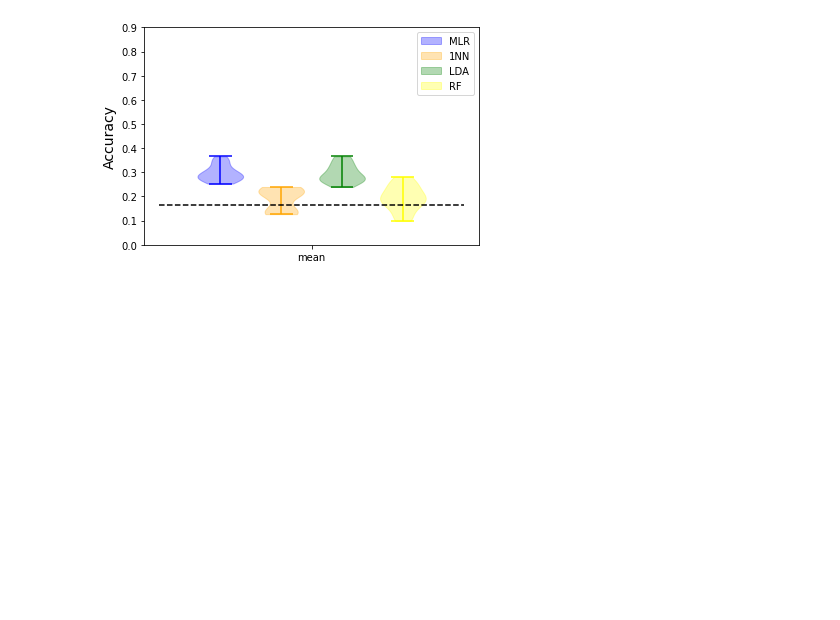
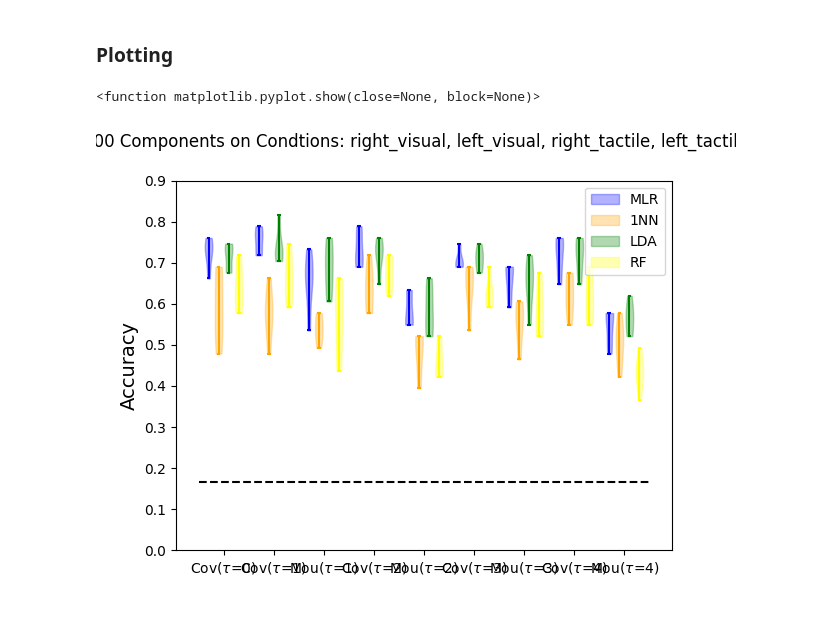
Before and after one commit to michaelschaub/calcium-imaging-analysis, a Jupyter notebook: code/Example Usage.ipynb, the cells around one changed output. Drawn from its saved outputs; the diff is of its cells as text; code cells hidden in the pictures; blank space fills up the shorter version.

```diff
--- a/code/Example Usage.ipynb
+++ b/code/Example Usage.ipynb
@@ -28,6 +39,8 @@ from loading import load_task_data_as_pandas_df
 # %%
 data_path = Path(os.path.abspath('')).parent / Path('data')
-print(data_path)
+plot_path = Path(os.path.abspath('')).parent / Path('plots')
+
+
 if (not (data_path/'extracted_data.pkl').exists()):
     # load behavior data
     sessions = load_task_data_as_pandas_df.extract_session_data_and_save(root_paths=[data_path], mouse_ids=["GN06"], reextract=False)
@@ -93,13 +122,13 @@ for i in range(len(feature_data["mean"])):
 # %%
 cv = StratifiedShuffleSplit(n_rep, test_size=0.2, random_state=420)
-perf = np.zeros([n_rep, len(features), 4])
+perf = np.zeros([n_rep, len(feature_data), 4])
+classifiers = {}
 
-for i_feat, feat in enumerate(features):
-
+for i_feat, feat in enumerate(tqdm(feature_data.keys(),desc="Fit & score classifiers",position=0)):
 
     data = np.concatenate([f.flatten() for f in feature_data[feat]])
-    labels = np.concatenate([np.full((len(feature_data[feat][i].flatten())),cond_keys_str[i])
-                             for i in range(len(feature_data[feat]))])
+    labels = np.concatenate( [np.full((len(feature_data[feat][i].flatten())),cond_keys_str[i])
+                                for i in range(len(feature_data[feat]))] )
     #feature_labels[feat]
     #for i in range(len(feature_data[feat])):
          #= feature_data[feat][i]
@@ -121,9 +150,11 @@ for i_feat, feat in enumerate(features):
 
     c_RF = skens.RandomForestClassifier(n_estimators=100, bootstrap=False)
 
+    classifiers[feat]={"c_MLR":c_MLR.get_params()['steps'][1][1],"c_1NN":c_1NN,"c_LDA":c_LDA,"c_RF":c_RF}
+
     i = 0  ## counter
-    for train_idx, test_idx in cv_split:
-        print(f'\tRepetition {i:>3}/{n_rep}', end="\r" )
+    for train_idx, test_idx in tqdm(cv_split,desc=feat,total=n_rep, leave=False, position=1):
+        #print(f'\tRepetition {i:>3}/{n_rep}', end="\r" )
         c_MLR.fit(data[train_idx, :], labels[train_idx])
         c_1NN.fit(data[train_idx, :], labels[train_idx])
         c_LDA.fit(data[train_idx, :], labels[train_idx])
@@ -133,5 +164,5 @@ for i_feat, feat in enumerate(features):
         perf[i, i_feat, 2] = c_LDA.score(data[test_idx, :], labels[test_idx])
         perf[i, i_feat, 3] = c_RF.score(data[test_idx, :], labels[test_idx])
         i += 1
-    print(f'\tRepetition {n_rep:>3}/{n_rep}' )
+    #print(f'\tRepetition {n_rep:>3}/{n_rep}' )
 # %% [output]
@@ -139,20 +203,34 @@ for i_feat, feat in enumerate(features):
+# %% [markdown]
+### Plotting
 # %%
+%matplotlib widget
+
 if save_outputs:
     np.save('perf_tasks.npy', perf)
 plt.figure()
-for i, feat in enumerate(features):
+title = ' '.join(["Classifiers Accuracies","for",str(comp),"Components on Condtions:",', '.join(cond_keys_str)]) #str(len(svd.conditions)),"Conditions"])
+plt.suptitle(title)
+
+
+for i, feat in enumerate(tqdm(feature_data,desc="Plotting Features")):
     v1 = plots.colored_violinplot(perf[:, i, 0], positions=np.arange(1) + i - 0.3, widths=[0.15], color="blue")
     v2 = plots.colored_violinplot(perf[:, i, 1], positions=np.arange(1) + i - 0.1, widths=[0.15], color="orange")
     v3 = plots.colored_violinplot(perf[:, i, 2], positions=np.arange(1) + i + 0.1, widths=[0.15], color="green")
     v4 = plots.colored_violinplot(perf[:, i, 3], positions=np.arange(1) + i + 0.3, widths=[0.15], color="yellow")
     if i == 0:
         plt.legend( [ v['bodies'][0] for v in [v1,v2,v3,v4]], [ "MLR", "1NN", "LDA","RF" ] )
 
-plt.xticks(range(len(features)), [ feat for feat in features ])
-plt.plot([-.5, len(features)-.5], [1/len(svd.conditions), 1/len(svd.conditions)], '--k')
+
+if (not feature_label):
+    feature_label = feature_data.keys()
+
+plt.xticks(range(len(feature_label)), [ feat for feat in feature_label ])
+plt.plot([-.5, len(feature_label)-.5], [1/len(svd.conditions), 1/len(svd.conditions)], '--k')
 plt.yticks(np.arange(0, 1, 0.1))
 plt.ylabel('Accuracy', fontsize=14)
-plt.savefig("perf_tasks.png")
-plt.show()
+
+plt.savefig( plot_path/(title+".png") )
+plt.show
 # %% [output]
+<function matplotlib.pyplot.show(close=None, block=None)>
-[figure, old version]
+[figure, new version]
```
Also changed, not shown: parts of 14 cells of this notebook, 1 other file.
